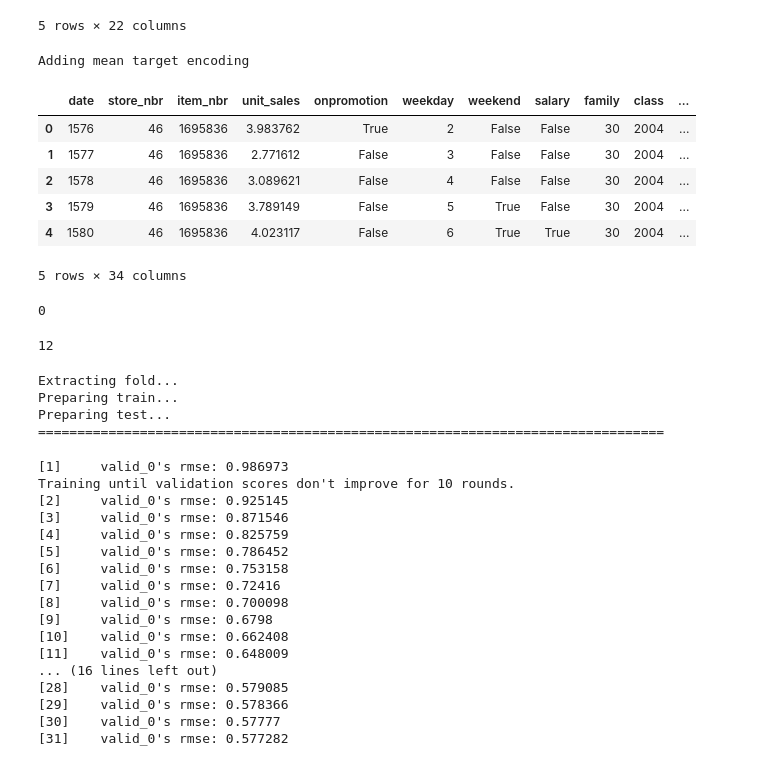
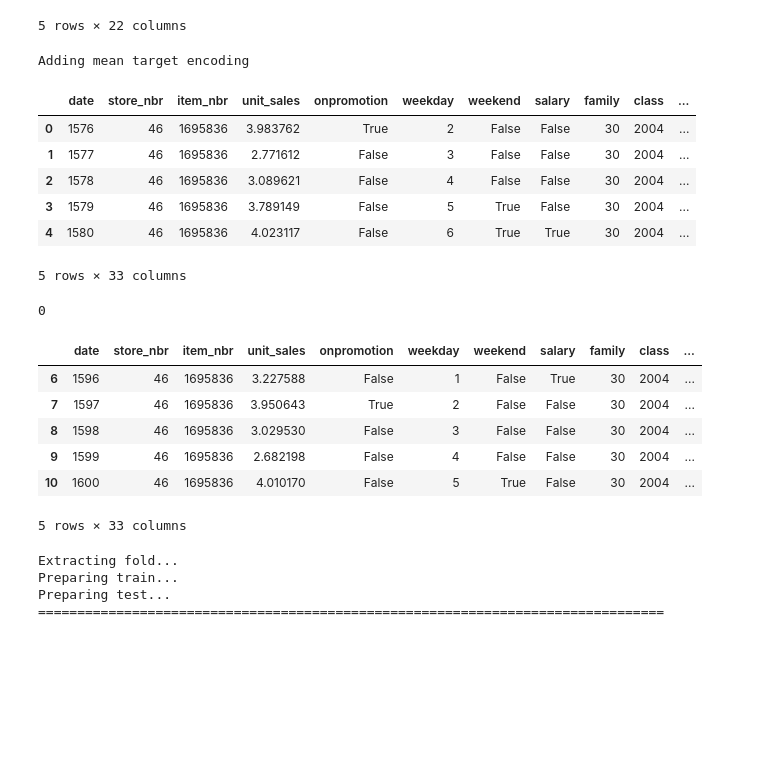
Before and after one commit to tsdaemon/kaggle-grocery, a Jupyter notebook: xbg_with_lags_and_mean_encoding.ipynb, the cells around one changed output. Saved outputs shown, nothing was run; the diff lists cells and outputs as text; code cells hidden in the pictures; blank space fills up the shorter version.

```diff
--- a/xbg_with_lags_and_mean_encoding.ipynb
+++ b/xbg_with_lags_and_mean_encoding.ipynb
@@ -88,7 +91,7 @@ Lagged 18 is done.
 # %%
 cat_features = items_cols + stores_cols + ['store_nbr','item_nbr','onpromotion']
 combinations = list(itertools.combinations(cat_features, 1)) + \
-[['store_nbr','item_nbr','onpromotion'], ['store_nbr','item_nbr']]
+[['store_nbr','item_nbr']]
 
 print('Adding mean target encoding')
 df, cols_mean = add_mean_encoding(df, combinations)
@@ -103,11 +106,11 @@ Adding mean target encoding
 | 2 | 1578 | 46 | 1695836 | 3.089621 | False | 4 | False | False | 30 | 2004 | ... |
 | 3 | 1579 | 46 | 1695836 | 3.789149 | False | 5 | True | False | 30 | 2004 | ... |
 | 4 | 1580 | 46 | 1695836 | 4.023117 | False | 6 | True | True | 30 | 2004 | ... |
-5 rows × 34 columns
+5 rows × 33 columns
 # %%
 df['date'] = df['date'].astype('int16', copy=False)
 df['store_nbr'] = df['store_nbr'].astype('int16', copy=False)
-df['item_nbr'] = df['item_nbr'].astype('int16', copy=False)
+df['item_nbr'] = df['item_nbr'].astype('int32', copy=False)
 df['weekday'] = df['weekday'].astype('int16', copy=False)
 df['family'] = df['family'].astype('int16', copy=False)
 df['class'] = df['class'].astype('int16', copy=False)
@@ -122,8 +125,15 @@ gc.collect()
 # %%
 df = extract_by_date(df, '2017-05-16', '2017-08-15')
 gc.collect()
+df.head()
 # %% [output]
+|  | date | store_nbr | item_nbr | unit_sales | onpromotion | weekday | weekend | salary | family | class | ... |
+| 6 | 1596 | 46 | 1695836 | 3.227588 | False | 1 | False | True | 30 | 2004 | ... |
+| 7 | 1597 | 46 | 1695836 | 3.950643 | True | 2 | False | False | 30 | 2004 | ... |
+| 8 | 1598 | 46 | 1695836 | 3.029530 | False | 3 | False | False | 30 | 2004 | ... |
+| 9 | 1599 | 46 | 1695836 | 2.682198 | False | 4 | False | False | 30 | 2004 | ... |
+| 10 | 1600 | 46 | 1695836 | 4.010170 | False | 5 | True | False | 30 | 2004 | ... |
-12
+5 rows × 33 columns
 # %%
 folds = [('2017-05-16', '2017-06-30', '2017-07-01', '2017-07-15'),
          ('2017-06-01', '2017-07-15', '2017-07-16', '2017-07-31'),
@@ -138,8 +148,12 @@ param = {
 # %%
 results = []
 bsts = []
+
 x_cols = cols_categories + ['onpromotion'] + cols_lagged + cols_mean
+x_cols = list(set(x_cols) - {'perishable', 'type', 'city', 'family', 'mean_unit_sales_by_(state)', 'mean_unit_sales_by_(city)'})
+
 cat_cols = cols_categories + ['onpromotion']
+cat_cols = list(set(cat_cols) - {'perishable', 'type', 'city', 'family'})
 
 for train_start, train_end, test_start, test_end in folds:
     print("Extracting fold...")
@@ -165,9 +179,6 @@ for train_start, train_end, test_start, test_end in folds:
     del test
     gc.collect()
     test_dataset = lgb.Dataset(test_X, label=test_y, weight=test_weights, reference=train_dataset)
-    del test_X
-    del test_y
-    del test_weights
     gc.collect()
 
     print("="*80)
@@ -184,33 +195,17 @@ for train_start, train_end, test_start, test_end in folds:
     del train_dataset
     gc.collect()
 
-#     test_y_pred = bst.predict(test_X)
-#     error = NWRMSLE_log(test_y_pred, test_y, test_weights)
-#     print('Validation error: {}'.format(error))
+    test_y_pred = bst.predict(test_X)
+    error = NWRMSLE_log(test_y_pred, test_y, test_weights)
+    print('Validation error: {}'.format(error))
+    print("="*80)
 
-    results.append((bst.best_iteration, error))
+    results.append(error)
     bsts.append(bst)
 # %% [output]
 Extracting fold...
 Preparing train...
 Preparing test...
 ================================================================================
-[1]     valid_0's rmse: 0.986973
-Training until validation scores don't improve for 10 rounds.
-[2]     valid_0's rmse: 0.925145
-[3]     valid_0's rmse: 0.871546
-[4]     valid_0's rmse: 0.825759
-[5]     valid_0's rmse: 0.786452
-[6]     valid_0's rmse: 0.753158
-[7]     valid_0's rmse: 0.72416
-[8]     valid_0's rmse: 0.700098
-[9]     valid_0's rmse: 0.6798
-[10]    valid_0's rmse: 0.662408
-[11]    valid_0's rmse: 0.648009
-... (16 lines left out)
-[28]    valid_0's rmse: 0.579085
-[29]    valid_0's rmse: 0.578366
-[30]    valid_0's rmse: 0.57777
-[31]    valid_0's rmse: 0.577282
 # %%
 !telegram-send "Mean lagged xgb validation finished. Results: $results"
```
Also changed, not shown: parts of 6 cells of this notebook.
